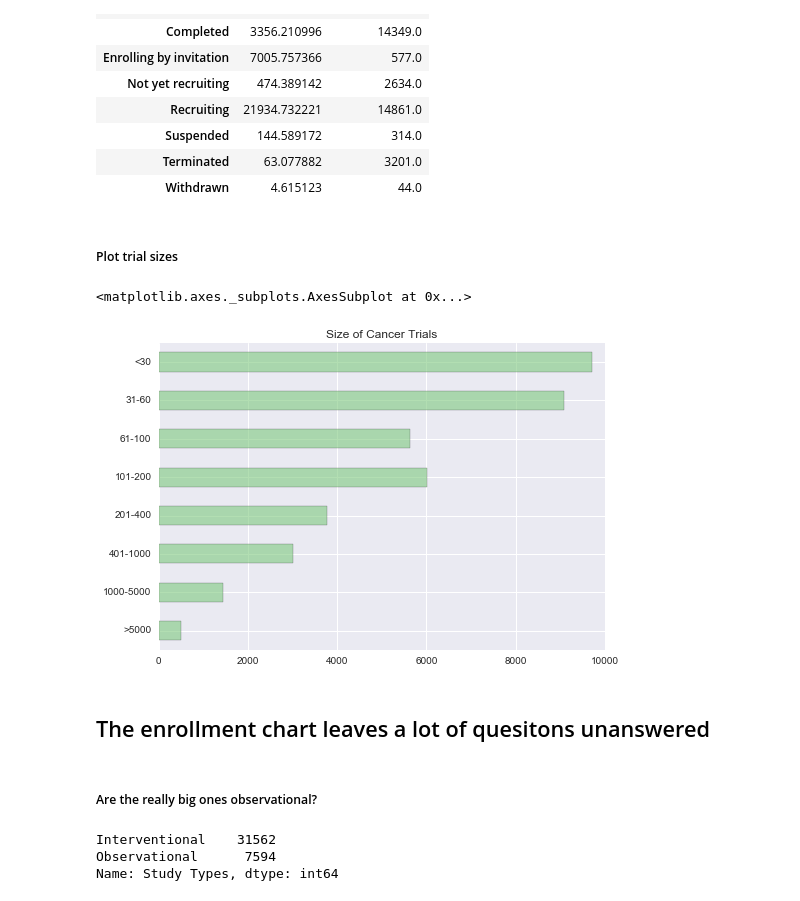
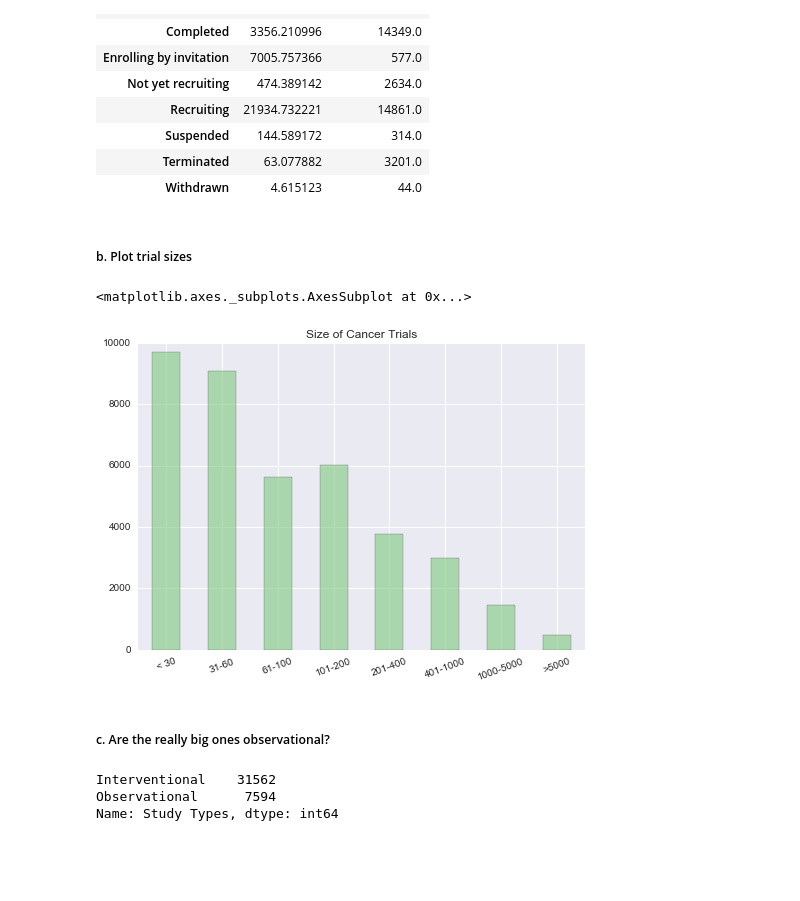
Before and after one commit to michaelshea88/Clinical-Trials, a Jupyter notebook: eda.ipynb, the cells around one changed output. Drawn from its saved outputs; the diff is of its cells as text; code cells hidden in the pictures; blank space fills up the shorter version.

```diff
--- a/eda.ipynb
+++ b/eda.ipynb
@@ -241,18 +249,16 @@ categories = pd.cut(without_nulls_enrollment['Enrollment'], bins, labels=group_n
 without_nulls_enrollment['Category'] = categories
 # %%
 # View value counts
-enrollment_counts = without_nulls_enrollment['Category'].value_counts().sort_index(ascending=False)
+enrollment_counts = without_nulls_enrollment['Category'].value_counts().sort_index(ascending=True)
 # %% [markdown]
-##### Plot trial sizes
+##### b. Plot trial sizes
 # %%
-enrollment_counts.plot(kind='barh', title='Size of Cancer Trials', alpha=0.6, colormap='Accent')
+enrollment_counts.plot(kind='bar', title='Size of Cancer Trials', alpha=0.6, colormap='Accent', rot=20)
 # %% [output]
 <matplotlib.axes._subplots.AxesSubplot at 0x...>
-[figure, old version]
+[figure, new version]
-# %% [markdown]
-## The enrollment chart leaves a lot of quesitons unanswered
 # %% [markdown]
-##### Are the really big ones observational?
+##### c. Are the really big ones observational?
 # %%
 # View value counts for Interventional vs. observational
 without_nulls_enrollment['Study Types'].value_counts()
```
Also changed, not shown: parts of 42 cells of this notebook.
